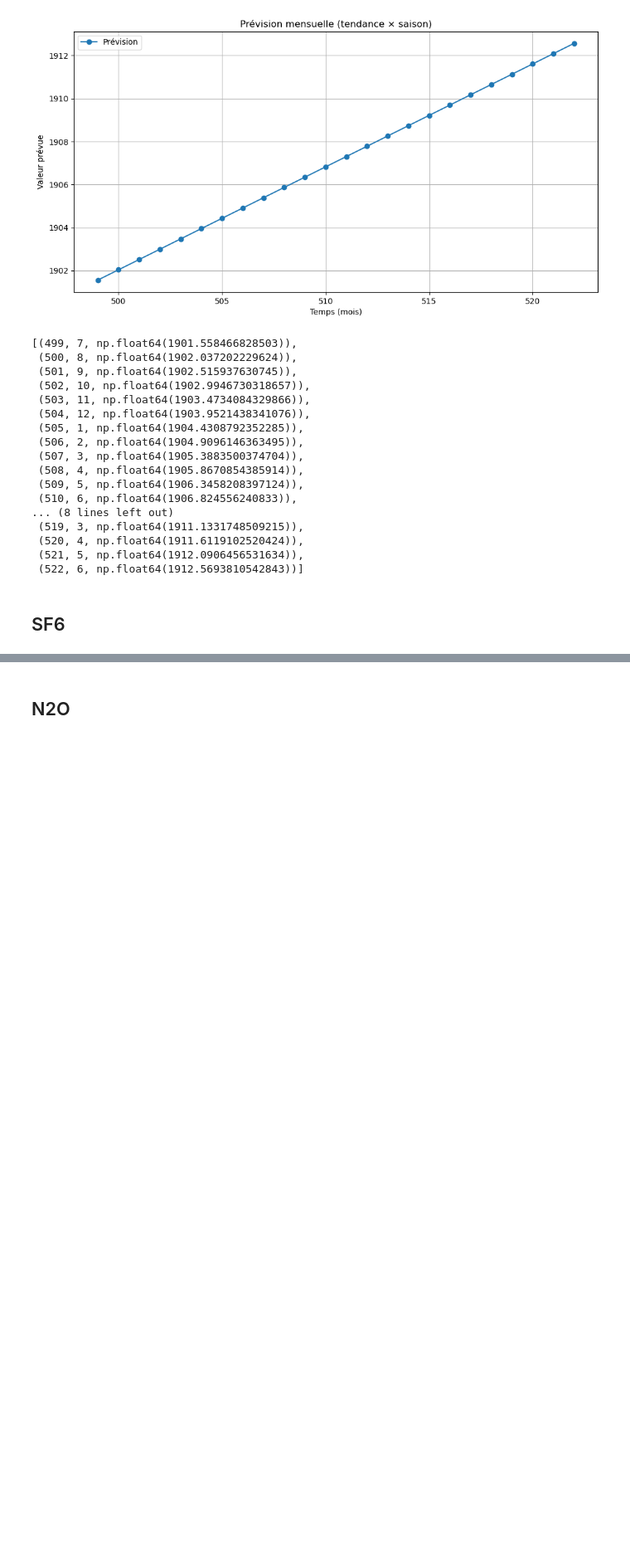
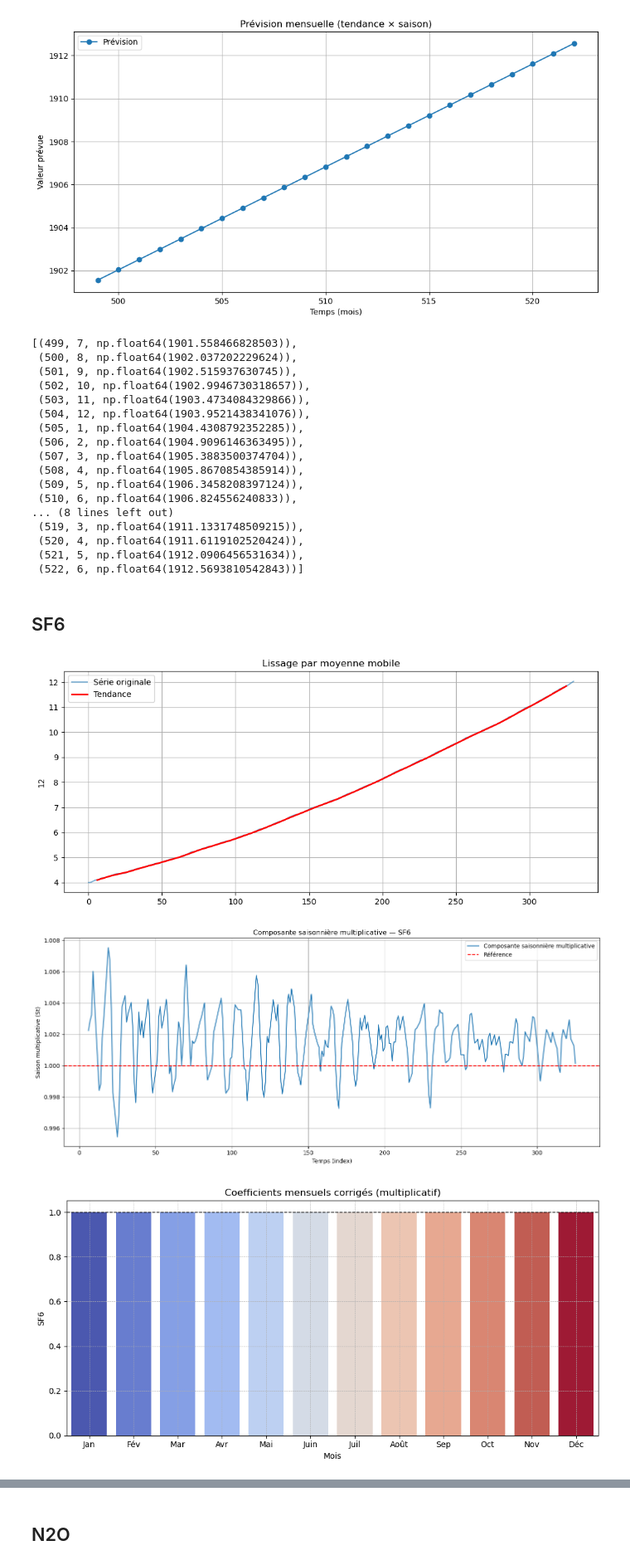
Before and after one commit to AxelGiovannai/Stat_Project, a Jupyter notebook: notebook1.ipynb, the cells around one changed output, grey strips where cells are left out. Shown at 83% size. Saved outputs shown, nothing was run; the diff lists cells and outputs as text; code cells hidden in the pictures; blank space fills up the shorter version.

```diff
--- a/notebook1.ipynb
+++ b/notebook1.ipynb
@@ -610,3 +607,24 @@ Name: saison_multiplicative, dtype: float64
  (522, 6, np.float64(1912.5693810542843))]
 # %% [markdown]
 ## SF6
+# %%
+lisser_sf6 = lisser_serie_multiplicatif(df_sf6,12)
+afficher_lisser_serie_multiplicatif(lisser_sf6,12)
+
+multiplicative_sf6 = composante_saisonniere_multiplicative(lisser_sf6)
+afficher_saison_multiplicative(multiplicative_sf6,"SF6")
+
+coefficient_mensuel_multiplicatif_sf6 = calculer_coefficient_mensuel_multiplicatif(multiplicative_sf6)
+affichage_coefficients_mensuels_corige_6(coefficient_mensuel_multiplicatif_sf6,"SF6")
+
+corrige_sf6 = corriger_variation_saisonniere(df_sf6,coefficient_mensuel_multiplicatif_sf6)
+afficher_serie_corrigee(corrige_sf6)
+
+tendance_sf6, a, b = ajouter_tendance(corrige_sf6)
+
+prevision_multiplicative_sf6 = prevision_multiplicatif(df_sf6,a,b,tendance_sf6,24)
+affichage_prevision_multiplicatif(prevision_multiplicative_sf6)
+# %% [output]
+[figure, added]
+[figure, added]
+[figure, added]
```
Also changed, not shown: parts of 4 cells of this notebook.
